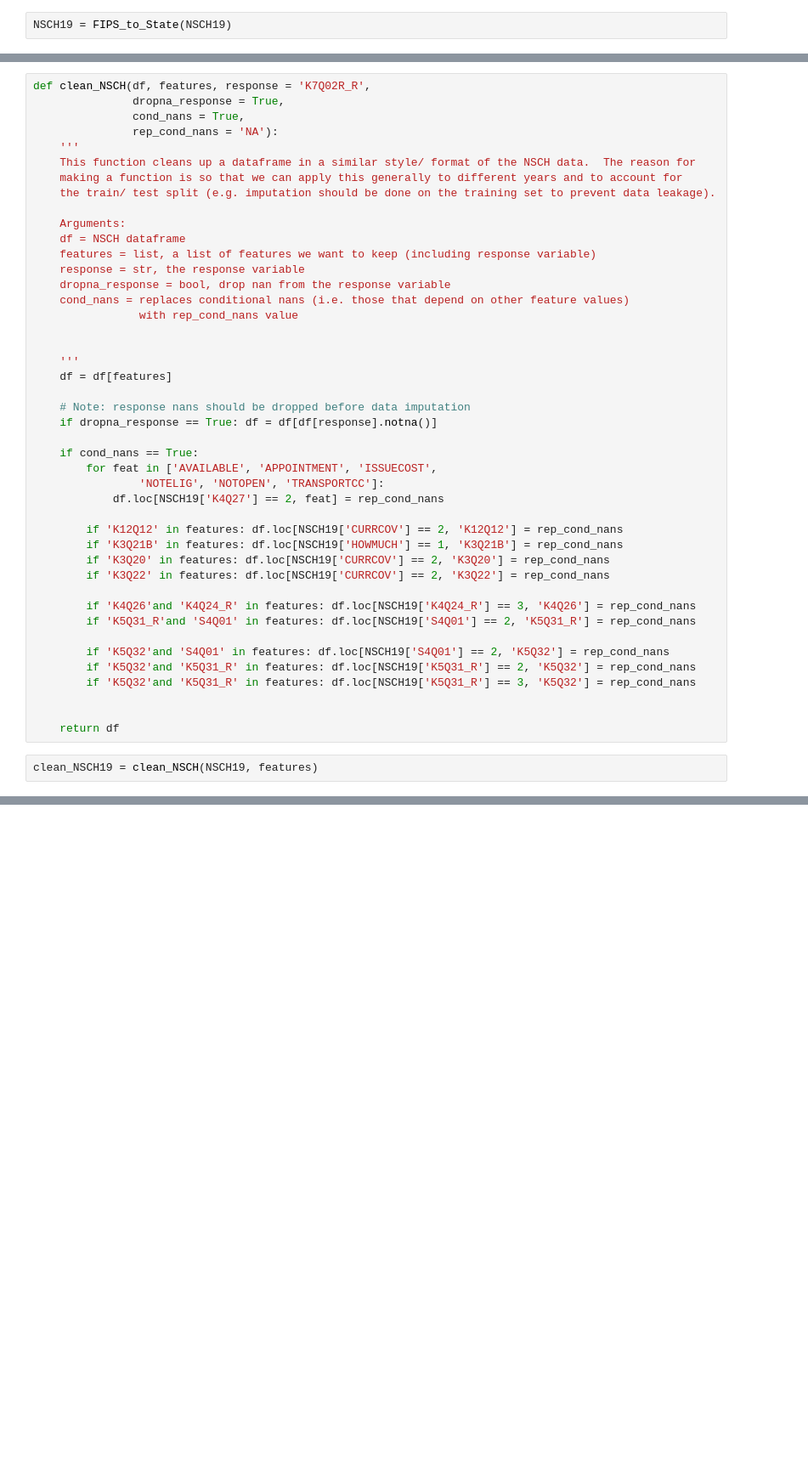
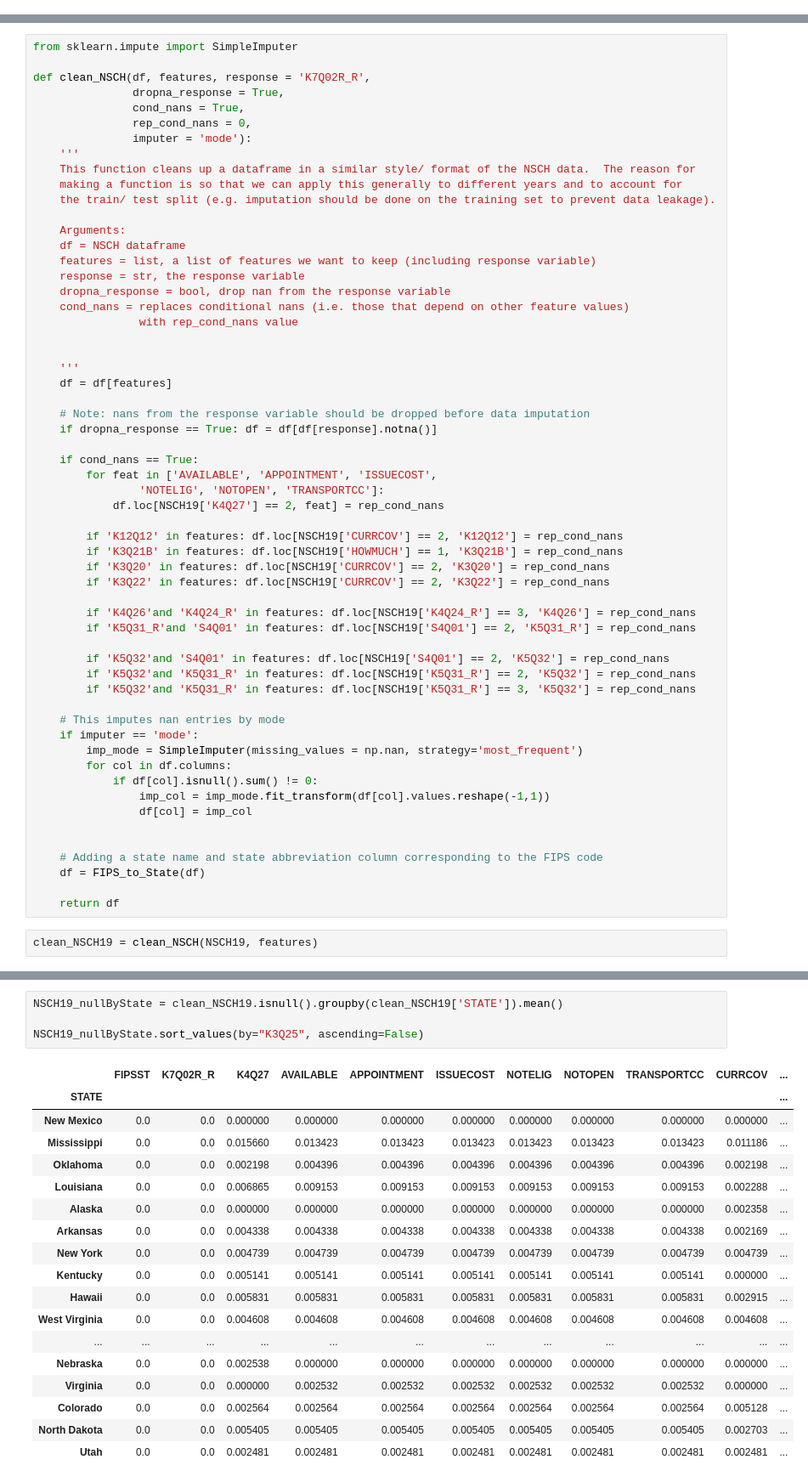
Before and after one commit to evarvak/education_and_healthcare, a Jupyter notebook: cleaning_NSCH_data.ipynb, the cells around one changed output, grey strips where cells are left out. Shown: that part at 85% size. Cells and saved outputs as stored; diff of their text form; blank space fills up the shorter version.

Commit message:
added the mode imputation option

```diff
--- a/cleaning_NSCH_data.ipynb
+++ b/cleaning_NSCH_data.ipynb
@@ -72,8 +70,6 @@ def FIPS_to_State(data, state='both'):
 # %%
 ## This calculates the null correlation between features
 mgno.heatmap(NSCH19[features])
-# %%
-NSCH19 = FIPS_to_State(NSCH19)
 # %%
 ## This will list the percent of data which is missing by state
 ## I borrowed the code from https://stackoverflow.com/questions/46106954/using-isnull-and-groupby-on-a-pandas-dataframe
@@ -81,10 +77,13 @@ NSCH19 = FIPS_to_State(NSCH19)
 NSCH19_nullByState = NSCH19[features].isnull().groupby(NSCH19['ABBR']).mean()
 NSCH19_nullByState.sort_values(by="K7Q02R_R", ascending=False)
 # %%
+from sklearn.impute import SimpleImputer
+
 def clean_NSCH(df, features, response = 'K7Q02R_R',
                dropna_response = True,
                cond_nans = True,
-               rep_cond_nans = 'NA'):
+               rep_cond_nans = 0,
+               imputer = 'mode'):
     '''
     This function cleans up a dataframe in a similar style/ format of the NSCH data.  The reason for
     making a function is so that we can apply this generally to different years and to account for
@@ -102,7 +101,7 @@ def clean_NSCH(df, features, response = 'K7Q02R_R',
     '''
     df = df[features]
 
-    # Note: response nans should be dropped before data imputation
+    # Note: nans from the response variable should be dropped before data imputation
     if dropna_response == True: df = df[df[response].notna()]
 
     if cond_nans == True:
@@ -122,6 +121,17 @@ def clean_NSCH(df, features, response = 'K7Q02R_R',
         if 'K5Q32'and 'K5Q31_R' in features: df.loc[NSCH19['K5Q31_R'] == 2, 'K5Q32'] = rep_cond_nans
         if 'K5Q32'and 'K5Q31_R' in features: df.loc[NSCH19['K5Q31_R'] == 3, 'K5Q32'] = rep_cond_nans
 
+    # This imputes nan entries by mode
+    if imputer == 'mode':
+        imp_mode = SimpleImputer(missing_values = np.nan, strategy='most_frequent')
+        for col in df.columns:
+            if df[col].isnull().sum() != 0:
+                imp_col = imp_mode.fit_transform(df[col].values.reshape(-1,1))
+                df[col] = imp_col
+
+
+    # Adding a state name and state abbreviation column corresponding to the FIPS code
+    df = FIPS_to_State(df)
 
     return df
 # %%
@@ -143,0 +181,23 @@ Name: K3Q25, Length: 21021, dtype: float64
+# %%
+NSCH19_nullByState = clean_NSCH19.isnull().groupby(clean_NSCH19['STATE']).mean()
+
+NSCH19_nullByState.sort_values(by="K3Q25", ascending=False)
+# %% [output]
+|  | FIPSST | K7Q02R_R | K4Q27 | AVAILABLE | APPOINTMENT | ISSUECOST | NOTELIG | NOTOPEN | TRANSPORTCC | CURRCOV | ... |
+| STATE |  |  |  |  |  |  |  |  |  |  | ... |
+| New Mexico | 0.0 | 0.0 | 0.000000 | 0.000000 | 0.000000 | 0.000000 | 0.000000 | 0.000000 | 0.000000 | 0.000000 | ... |
+| Mississippi | 0.0 | 0.0 | 0.015660 | 0.013423 | 0.013423 | 0.013423 | 0.013423 | 0.013423 | 0.013423 | 0.011186 | ... |
+| Oklahoma | 0.0 | 0.0 | 0.002198 | 0.004396 | 0.004396 | 0.004396 | 0.004396 | 0.004396 | 0.004396 | 0.002198 | ... |
+| Louisiana | 0.0 | 0.0 | 0.006865 | 0.009153 | 0.009153 | 0.009153 | 0.009153 | 0.009153 | 0.009153 | 0.002288 | ... |
+| Alaska | 0.0 | 0.0 | 0.000000 | 0.000000 | 0.000000 | 0.000000 | 0.000000 | 0.000000 | 0.000000 | 0.002358 | ... |
+| Arkansas | 0.0 | 0.0 | 0.004338 | 0.004338 | 0.004338 | 0.004338 | 0.004338 | 0.004338 | 0.004338 | 0.002169 | ... |
+| New York | 0.0 | 0.0 | 0.004739 | 0.004739 | 0.004739 | 0.004739 | 0.004739 | 0.004739 | 0.004739 | 0.004739 | ... |
+| Kentucky | 0.0 | 0.0 | 0.005141 | 0.005141 | 0.005141 | 0.005141 | 0.005141 | 0.005141 | 0.005141 | 0.000000 | ... |
+| Hawaii | 0.0 | 0.0 | 0.005831 | 0.005831 | 0.005831 | 0.005831 | 0.005831 | 0.005831 | 0.005831 | 0.002915 | ... |
+| West Virginia | 0.0 | 0.0 | 0.004608 | 0.004608 | 0.004608 | 0.004608 | 0.004608 | 0.004608 | 0.004608 | 0.004608 | ... |
+| ... | ... | ... | ... | ... | ... | ... | ... | ... | ... | ... | ... |
+| Nebraska | 0.0 | 0.0 | 0.002538 | 0.000000 | 0.000000 | 0.000000 | 0.000000 | 0.000000 | 0.000000 | 0.000000 | ... |
+| Virginia | 0.0 | 0.0 | 0.000000 | 0.002532 | 0.002532 | 0.002532 | 0.002532 | 0.002532 | 0.002532 | 0.000000 | ... |
+| Colorado | 0.0 | 0.0 | 0.002564 | 0.002564 | 0.002564 | 0.002564 | 0.002564 | 0.002564 | 0.002564 | 0.005128 | ... |
+| North Dakota | 0.0 | 0.0 | 0.005405 | 0.005405 | 0.005405 | 0.005405 | 0.005405 | 0.005405 | 0.005405 | 0.002703 | ... |
+| Utah | 0.0 | 0.0 | 0.002481 | 0.002481 | 0.002481 | 0.002481 | 0.002481 | 0.002481 | 0.002481 | 0.002481 | ... |
```
Also changed, not shown: parts of 6 cells of this notebook.
